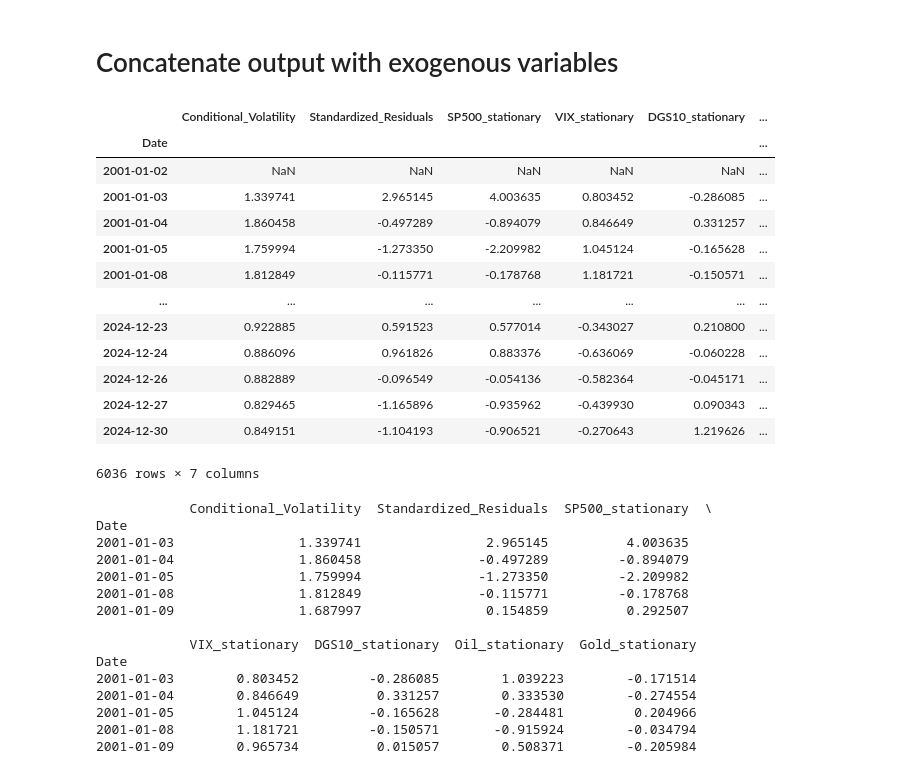
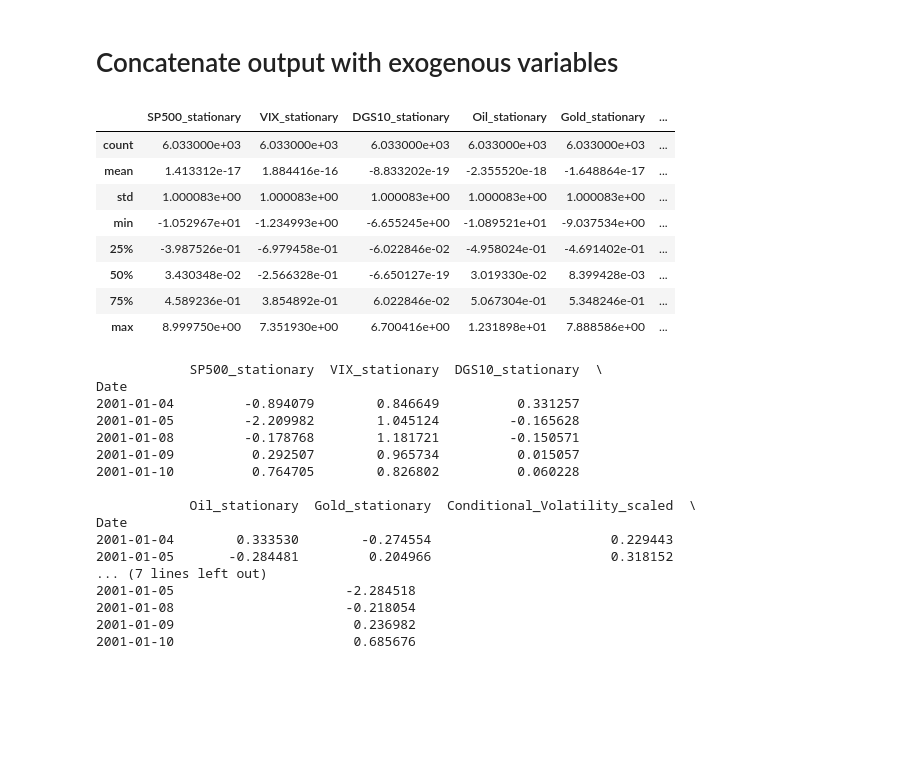
Before and after one commit to shahzeb147/VoltTFormer, a Jupyter notebook: testing.ipynb, the cells around one changed output. Saved outputs shown, nothing was run; the diff lists cells and outputs as text; code cells hidden in the pictures; blank space fills up the shorter version.

```diff
--- a/testing.ipynb
+++ b/testing.ipynb
@@ -273,17 +311,0 @@ final_features = pd.concat([
-# %%
-final_features
-# %% [output]
-|  | Conditional_Volatility | Standardized_Residuals | SP500_stationary | VIX_stationary | DGS10_stationary | ... |
-| Date |  |  |  |  |  | ... |
-| 2001-01-02 | NaN | NaN | NaN | NaN | NaN | ... |
-| 2001-01-03 | 1.339741 | 2.965145 | 4.003635 | 0.803452 | -0.286085 | ... |
-| 2001-01-04 | 1.860458 | -0.497289 | -0.894079 | 0.846649 | 0.331257 | ... |
-| 2001-01-05 | 1.759994 | -1.273350 | -2.209982 | 1.045124 | -0.165628 | ... |
-| 2001-01-08 | 1.812849 | -0.115771 | -0.178768 | 1.181721 | -0.150571 | ... |
-| ... | ... | ... | ... | ... | ... | ... |
-| 2024-12-23 | 0.922885 | 0.591523 | 0.577014 | -0.343027 | 0.210800 | ... |
-| 2024-12-24 | 0.886096 | 0.961826 | 0.883376 | -0.636069 | -0.060228 | ... |
-| 2024-12-26 | 0.882889 | -0.096549 | -0.054136 | -0.582364 | -0.045171 | ... |
-| 2024-12-27 | 0.829465 | -1.165896 | -0.935962 | -0.439930 | 0.090343 | ... |
-| 2024-12-30 | 0.849151 | -1.104193 | -0.906521 | -0.270643 | 1.219626 | ... |
-6036 rows × 7 columns
@@ -290,22 +339,36 @@ final_features
+# %%
+final_scaled_df.describe()
+# %% [output]
+|  | SP500_stationary | VIX_stationary | DGS10_stationary | Oil_stationary | Gold_stationary | ... |
+| count | 6.033000e+03 | 6.033000e+03 | 6.033000e+03 | 6.033000e+03 | 6.033000e+03 | ... |
+| mean | 1.413312e-17 | 1.884416e-16 | -8.833202e-19 | -2.355520e-18 | -1.648864e-17 | ... |
+| std | 1.000083e+00 | 1.000083e+00 | 1.000083e+00 | 1.000083e+00 | 1.000083e+00 | ... |
+| min | -1.052967e+01 | -1.234993e+00 | -6.655245e+00 | -1.089521e+01 | -9.037534e+00 | ... |
+| 25% | -3.987526e-01 | -6.979458e-01 | -6.022846e-02 | -4.958024e-01 | -4.691402e-01 | ... |
+| 50% | 3.430348e-02 | -2.566328e-01 | -6.650127e-19 | 3.019330e-02 | 8.399428e-03 | ... |
+| 75% | 4.589236e-01 | 3.854892e-01 | 6.022846e-02 | 5.067304e-01 | 5.348246e-01 | ... |
+| max | 8.999750e+00 | 7.351930e+00 | 6.700416e+00 | 1.231898e+01 | 7.888586e+00 | ... |
 # %%
-final_features_clean = final_features.dropna()
+final_features_clean = final_scaled_df.dropna()
 print(final_features_clean.head())
 # %% [output]
-            Conditional_Volatility  Standardized_Residuals  SP500_stationary  \
+            SP500_stationary  VIX_stationary  DGS10_stationary  \
 Date
-2001-01-03                1.339741                2.965145          4.003635
-2001-01-04                1.860458               -0.497289         -0.894079
-2001-01-05                1.759994               -1.273350         -2.209982
-2001-01-08                1.812849               -0.115771         -0.178768
-2001-01-09                1.687997                0.154859          0.292507
+2001-01-04         -0.894079        0.846649          0.331257
+2001-01-05         -2.209982        1.045124         -0.165628
+2001-01-08         -0.178768        1.181721         -0.150571
+2001-01-09          0.292507        0.965734          0.015057
+2001-01-10          0.764705        0.826802          0.060228
 
-            VIX_stationary  DGS10_stationary  Oil_stationary  Gold_stationary
+            Oil_stationary  Gold_stationary  Conditional_Volatility_scaled  \
 Date
-2001-01-03        0.803452         -0.286085        1.039223        -0.171514
-2001-01-04        0.846649          0.331257        0.333530        -0.274554
-2001-01-05        1.045124         -0.165628       -0.284481         0.204966
-2001-01-08        1.181721         -0.150571       -0.915924        -0.034794
-2001-01-09        0.965734          0.015057        0.508371        -0.205984
+2001-01-04        0.333530        -0.274554                       0.229443
+2001-01-05       -0.284481         0.204966                       0.318152
+... (7 lines left out)
+2001-01-05                      -2.284518
+2001-01-08                      -0.218054
+2001-01-09                       0.236982
+2001-01-10                       0.685676
 # %%
 print(final_features_clean.isnull().sum())
 # Expected: All zeros
```
Also changed, not shown: parts of 36 cells of this notebook.
